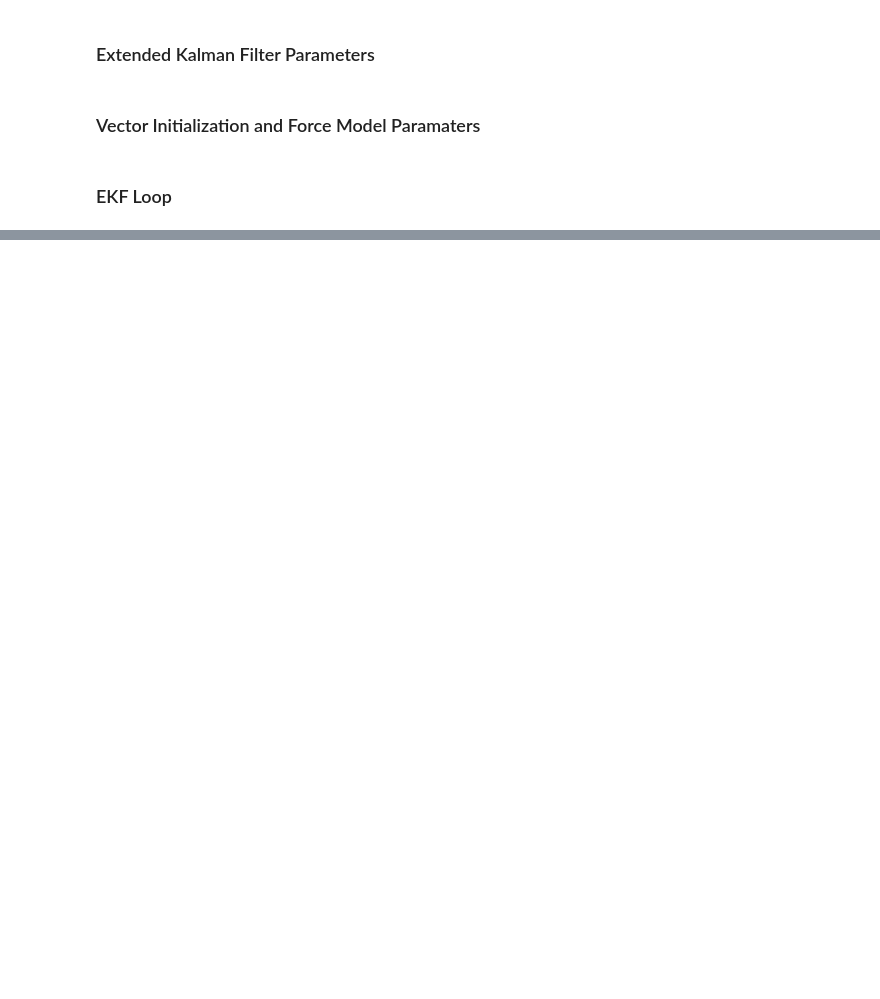
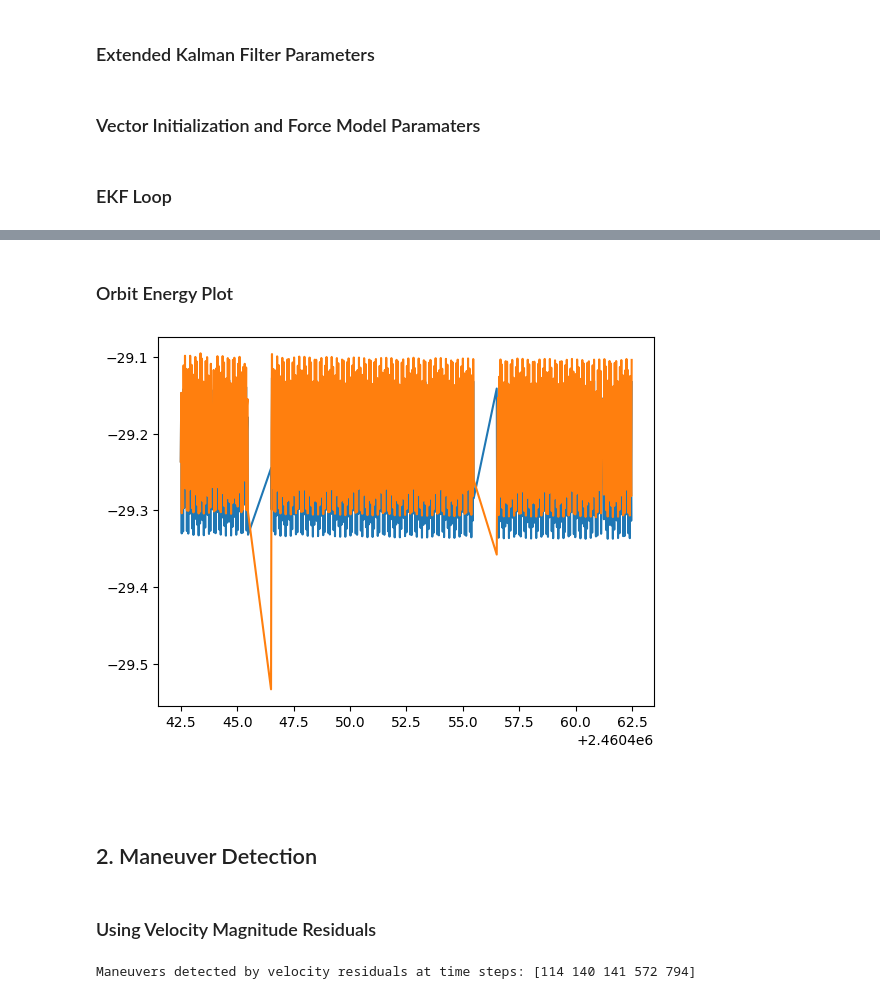
Before and after one commit to josephtule/perceptive-space-interview, a Jupyter notebook: main.ipynb, the cells around one changed output, grey strips where cells are left out. Cells and saved outputs as stored; diff of their text form; code cells hidden in the pictures; blank space fills up the shorter version.

```diff
--- a/main.ipynb
+++ b/main.ipynb
@@ -191,0 +206,34 @@ ax.plot(x_est[0,:],x_est[1,:],x_est[2,:],label="Estimated Trajectory",marker="o"
+# %% [markdown]
+### Orbit Energy Plot
+# %%
+plt.figure()
+E = at.orbit_energy(sat['r_j2000'], sat['v_j2000'], earth.mu)
+E_est = at.orbit_energy(x_est[0:3,:], x_est[3:6,:], earth.mu)
+plt.plot(JD,E)
+plt.plot(JD,E_est)
+plt.show()
+# %% [output]
+[figure, added]
+# %% [markdown]
+#
+# %% [markdown]
+## 2. Maneuver Detection
+# %% [markdown]
+### Using Velocity Magnitude Residuals
+# %%
+v_res = np.linalg.norm(x_est[3:6,:] - sat['v_j2000'], axis=0)
+# v_threshold = 0.05  # Threshold for velocity residuals in km/s
+v_threshold = np.mean(v_res) + 1.25 * np.std(v_res)
+# Initialize arrays to store detection data
+man_detect = np.zeros(N, dtype=bool)
+
+# Loop through the time steps separately for maneuver detection
+for k in range(N):
+    if v_res[k] > v_threshold:
+        man_detect[k] = True
+
+# Find indices where maneuvers were detected
+maneuver_indices_velocity = np.where(man_detect == True)[0]
+print("Maneuvers detected by velocity residuals at time steps:", maneuver_indices_velocity)
+# %% [output]
+Maneuvers detected by velocity residuals at time steps: [114 140 141 572 794]
```
Also changed, not shown: parts of 17 cells of this notebook, 1 other file.
